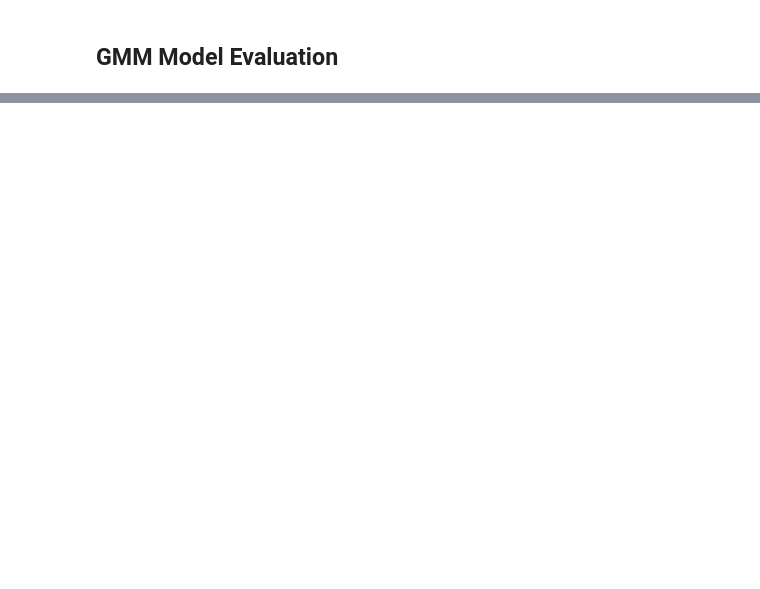
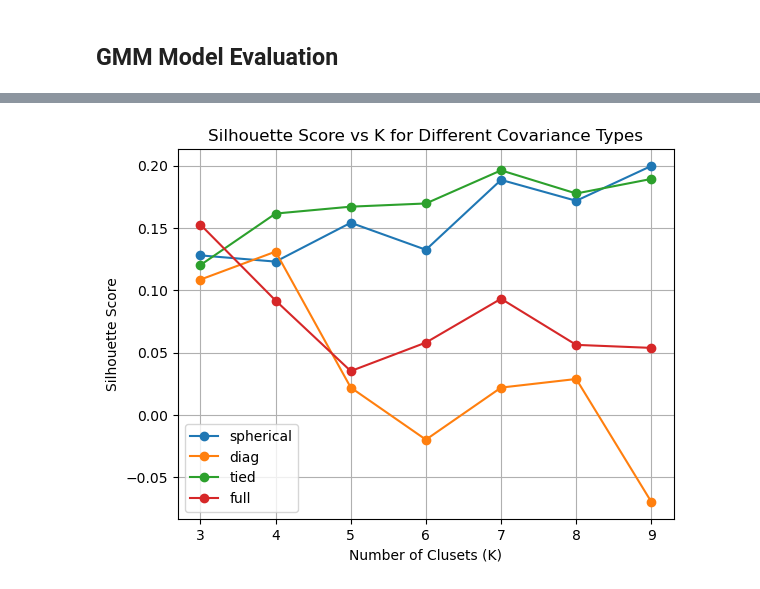
Before and after one commit to ChronoQuest/ChronoQuest1, a Jupyter notebook: Assets/Scripts/Final Boss ML/gmm_model_visualisation.ipynb, the cells around one changed output, grey strips where cells are left out. Cells and saved outputs as stored; diff of their text form; code cells hidden in the pictures; blank space fills up the shorter version.

Commit message:
offline k evaluation & extra visualisations (bic, aic, silhouette) figures

```diff
--- a/Assets/Scripts/Final Boss ML/gmm_model_visualisation.ipynb
+++ b/Assets/Scripts/Final Boss ML/gmm_model_visualisation.ipynb
@@ -97,0 +104,34 @@ plt.show()
+# %%
+# --- plot for covariance, k and silhouette score ---
+# calculating values
+results = []
+
+for cov in ["spherical", "diag", "tied", "full"]:
+    for k in range(3, 10):
+        gmm = GaussianMixture(n_components=k, covariance_type=cov, random_state=42)
+        labels = gmm.fit_predict(X_scaled)
+        score = silhouette_score(X_scaled, labels)
+
+        results.append({
+            "covariance": cov,
+            "k": k,
+            "silhouette": score
+        })
+
+df_results = pd.DataFrame(results)
+
+# plotting the figure
+plt.figure()
+
+for cov in df_results["covariance"].unique():
+    subset = df_results[df_results["covariance"] == cov]
+    plt.plot(subset["k"], subset["silhouette"], marker="o", label=cov)
+
+plt.xlabel("Number of Clusets (K)")
+plt.ylabel("Silhouette Score")
+plt.title("Silhouette Score vs K for Different Covariance Types")
+plt.legend()
+plt.grid()
+plt.show()
+# %% [output]
+[figure, added]
```
Also changed, not shown: parts of 9 cells of this notebook, 1 other file.
